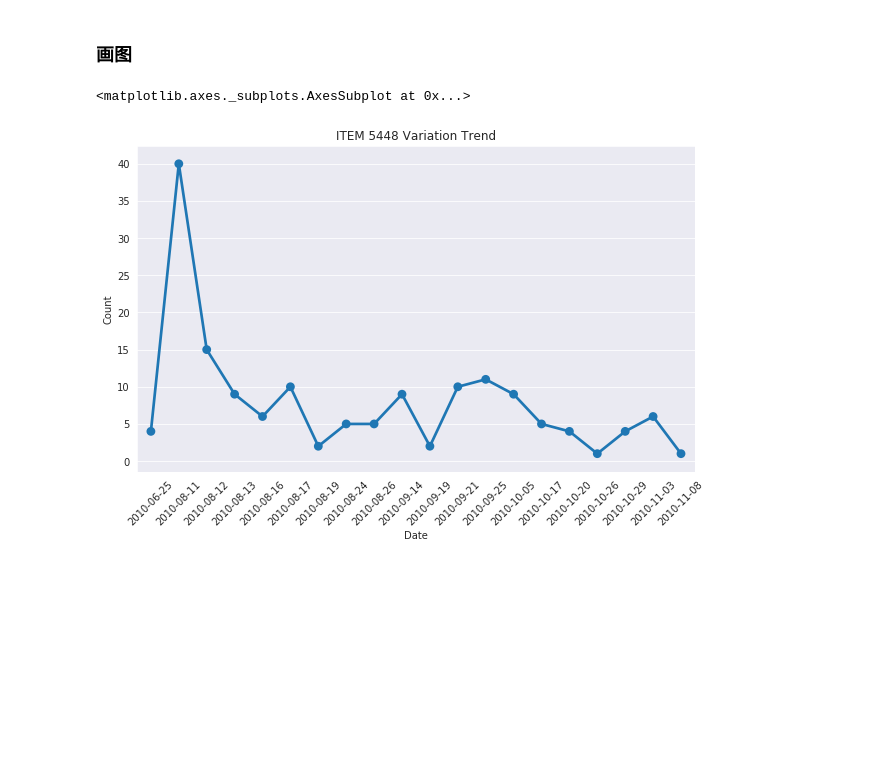
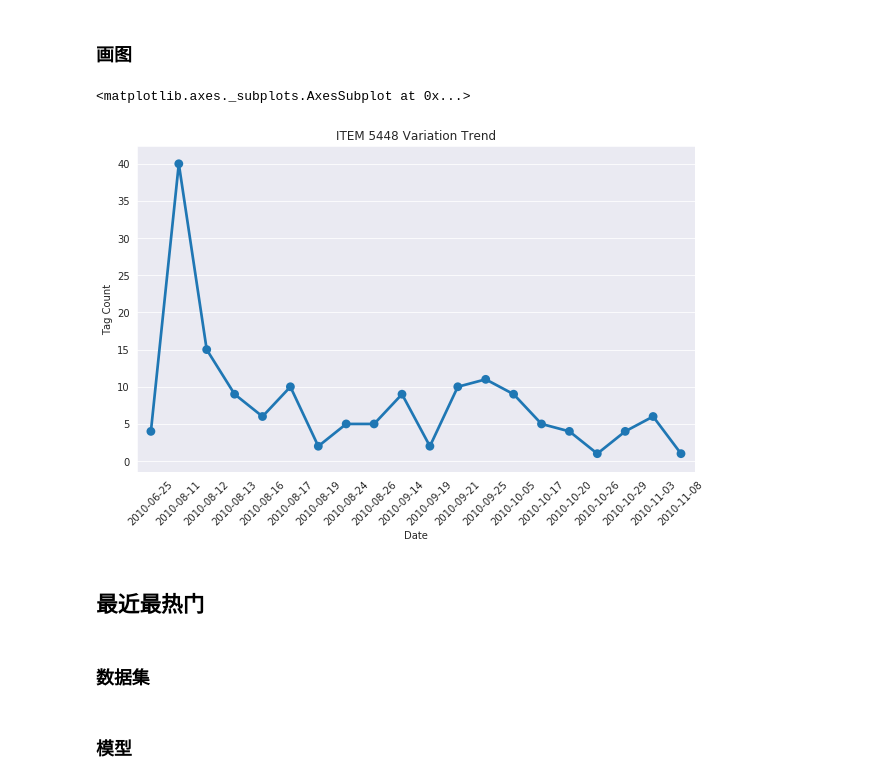
Before and after one commit to qcymkxyc/RecSys, a Jupyter notebook: Recommend System.ipynb, the cells around one changed output. Cells and saved outputs as stored; diff of their text form; code cells hidden in the pictures; blank space fills up the shorter version.

Commit message:
最近最热门推荐

```diff
--- a/Recommend System.ipynb
+++ b/Recommend System.ipynb
@@ -1073,12 +1072,16 @@ See the caveats in the documentation: http://pandas.pydata.org/pandas-docs/stabl
 # %%
 plt.figure(figsize=(10,6))
 sns.set_style("darkgrid")
 
 plt.xticks(rotation=45)
 plt.title("ITEM 5448 Variation Trend")
 
-Item_5448["Count"] = Item_5448["ItemID"]
-sns.pointplot(x=Item_5448.index,y="Count",data=Item_5448)
+Item_5448["Tag Count"] = Item_5448["ItemID"]
+sns.pointplot(x=Item_5448.index,y="Tag Count",data=Item_5448)
 # %% [output]
 <matplotlib.axes._subplots.AxesSubplot at 0x...>
-[figure, old version]
+[figure, new version]
+# %% [markdown]
+## 最近最热门
+# %% [markdown]
+### 数据集
@@ -1084,0 +1093,2 @@ sns.pointplot(x=Item_5448.index,y="Count",data=Item_5448)
+# %% [markdown]
+### 模型
```
Also changed, not shown: parts of 33 cells of this notebook, 26 other files.
